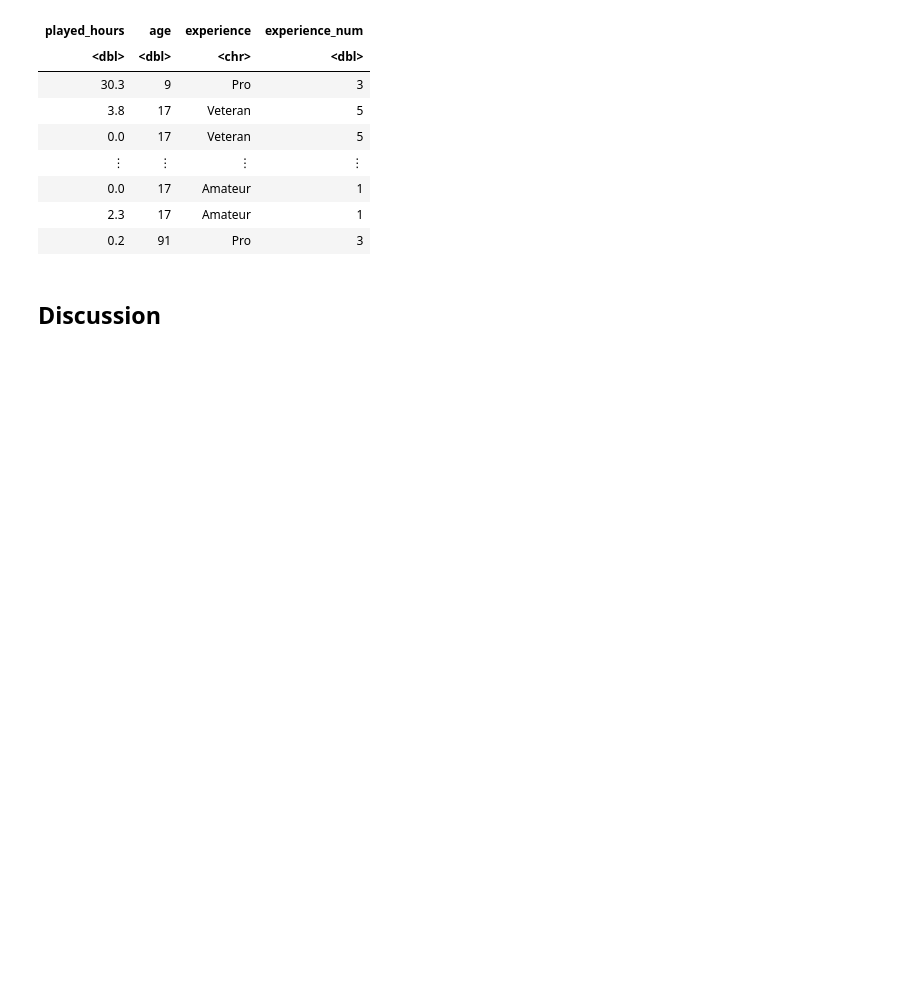
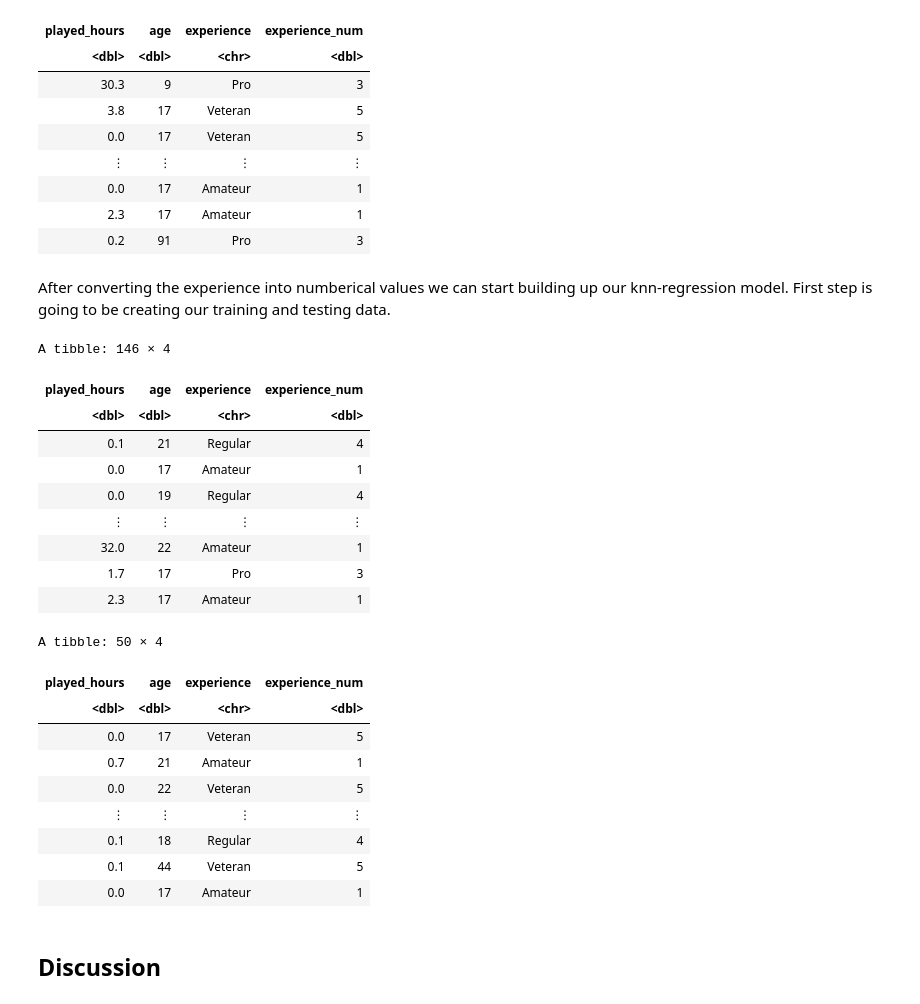
Before and after one commit to alicezh12/Project-Final-Report, a Jupyter notebook: final_project.ipynb, the cells around one changed output. Cells and saved outputs as stored; diff of their text form; code cells hidden in the pictures; blank space fills up the shorter version.

Commit message:
training and testing data

```diff
--- a/final_project.ipynb
+++ b/final_project.ipynb
@@ -128,6 +128,40 @@ A tibble: 196 × 4
 | 0.0 | 17 | Amateur | 1 |
 | 2.3 | 17 | Amateur | 1 |
 | 0.2 | 91 | Pro | 3 |
+# %% [markdown]
+After converting the experience into numberical values we can start building up our knn-regression model. First step is going to be creating our training and testing data.
+# %%
+#initial split
+players_split <- initial_split(players_new, prop = .75, strata = played_hours)
+
+# Training data
+players_training <- training(players_split)
+#Testing Data
+players_testing <- testing(players_split)
+
+players_training
+players_testing
+# %% [output]
+A tibble: 146 × 4
+| played_hours | age | experience | experience_num |
+| <dbl> | <dbl> | <chr> | <dbl> |
+| 0.1 | 21 | Regular | 4 |
+| 0.0 | 17 | Amateur | 1 |
+| 0.0 | 19 | Regular | 4 |
+| ⋮ | ⋮ | ⋮ | ⋮ |
+| 32.0 | 22 | Amateur | 1 |
+| 1.7 | 17 | Pro | 3 |
+| 2.3 | 17 | Amateur | 1 |
+A tibble: 50 × 4
+| played_hours | age | experience | experience_num |
+| <dbl> | <dbl> | <chr> | <dbl> |
+| 0.0 | 17 | Veteran | 5 |
+| 0.7 | 21 | Amateur | 1 |
+| 0.0 | 22 | Veteran | 5 |
+| ⋮ | ⋮ | ⋮ | ⋮ |
+| 0.1 | 18 | Regular | 4 |
+| 0.1 | 44 | Veteran | 5 |
+| 0.0 | 17 | Amateur | 1 |
 # %% [markdown]
 ## Discussion
 # %% [markdown]
```
